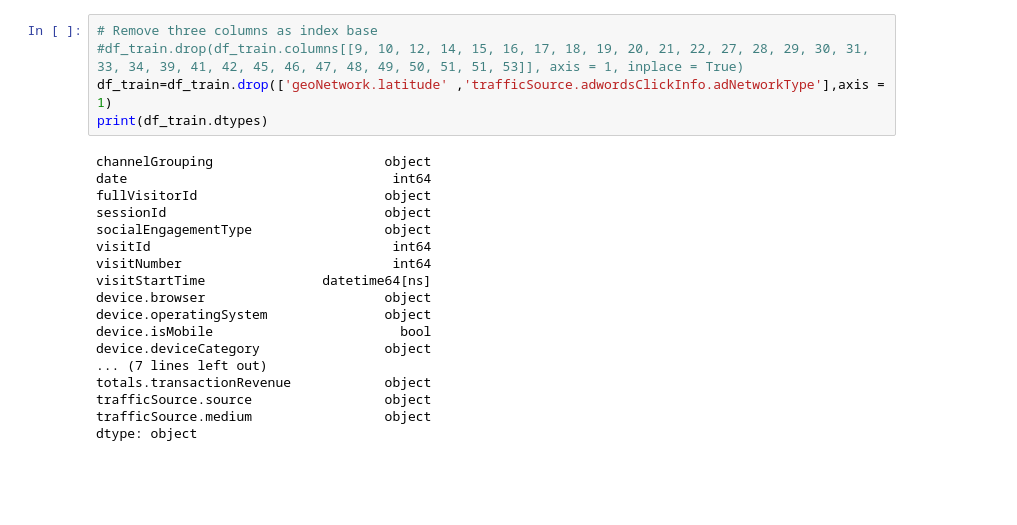
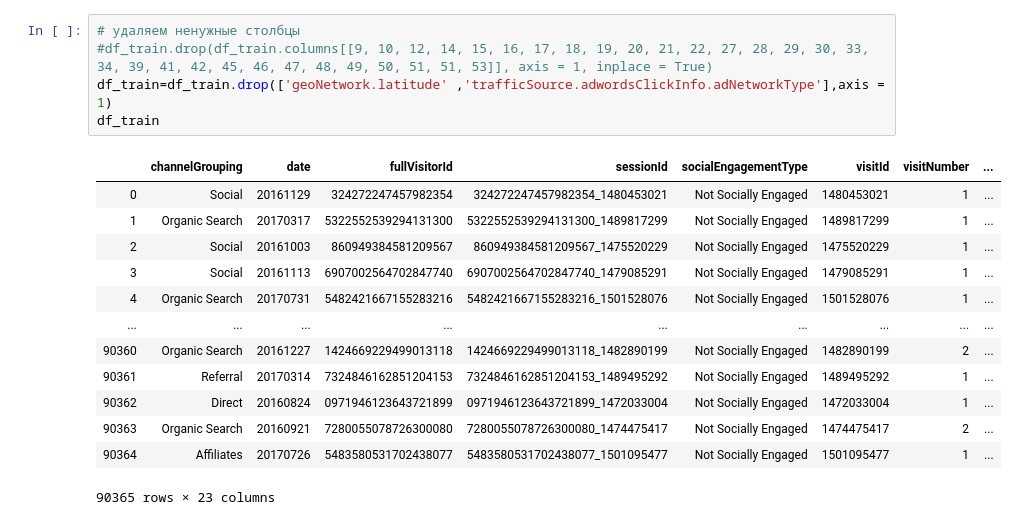
Before and after one commit to angelica-t/HSE-Machine-Learning, a Jupyter notebook: laba 3/laba 3 with 10% of data.ipynb, the cells around one changed output. Saved outputs shown, nothing was run; the diff lists cells and outputs as text; blank space fills up the shorter version.

```diff
--- a/laba 3/laba 3 with 10% of data.ipynb
+++ b/laba 3/laba 3 with 10% of data.ipynb
@@ -37,23 +54,19 @@ Loaded 10%_data.csv. Shape: (90365, 54)
 # %%
-# Remove three columns as index base
-#df_train.drop(df_train.columns[[9, 10, 12, 14, 15, 16, 17, 18, 19, 20, 21, 22, 27, 28, 29, 30, 31, 33, 34, 39, 41, 42, 45, 46, 47, 48, 49, 50, 51, 51, 53]], axis = 1, inplace = True)
+# удаляем ненужные столбцы
+#df_train.drop(df_train.columns[[9, 10, 12, 14, 15, 16, 17, 18, 19, 20, 21, 22, 27, 28, 29, 30, 33, 34, 39, 41, 42, 45, 46, 47, 48, 49, 50, 51, 51, 53]], axis = 1, inplace = True)
 df_train=df_train.drop(['geoNetwork.latitude' ,'trafficSource.adwordsClickInfo.adNetworkType'],axis = 1)
-print(df_train.dtypes)
+df_train
 # %% [output]
+|  | channelGrouping | date | fullVisitorId | sessionId | socialEngagementType | visitId | visitNumber | ... |
+| 0 | Social | 20161129 | 324272247457982354 | 324272247457982354_1480453021 | Not Socially Engaged | 1480453021 | 1 | ... |
+| 1 | Organic Search | 20170317 | 5322552539294131300 | 5322552539294131300_1489817299 | Not Socially Engaged | 1489817299 | 1 | ... |
+| 2 | Social | 20161003 | 860949384581209567 | 860949384581209567_1475520229 | Not Socially Engaged | 1475520229 | 1 | ... |
+| 3 | Social | 20161113 | 6907002564702847740 | 6907002564702847740_1479085291 | Not Socially Engaged | 1479085291 | 1 | ... |
+| 4 | Organic Search | 20170731 | 5482421667155283216 | 5482421667155283216_1501528076 | Not Socially Engaged | 1501528076 | 1 | ... |
+| ... | ... | ... | ... | ... | ... | ... | ... | ... |
+| 90360 | Organic Search | 20161227 | 1424669229499013118 | 1424669229499013118_1482890199 | Not Socially Engaged | 1482890199 | 2 | ... |
+| 90361 | Referral | 20170314 | 7324846162851204153 | 7324846162851204153_1489495292 | Not Socially Engaged | 1489495292 | 1 | ... |
+| 90362 | Direct | 20160824 | 0971946123643721899 | 0971946123643721899_1472033004 | Not Socially Engaged | 1472033004 | 1 | ... |
+| 90363 | Organic Search | 20160921 | 7280055078726300080 | 7280055078726300080_1474475417 | Not Socially Engaged | 1474475417 | 2 | ... |
+| 90364 | Affiliates | 20170726 | 5483580531702438077 | 5483580531702438077_1501095477 | Not Socially Engaged | 1501095477 | 1 | ... |
-channelGrouping                      object
-date                                  int64
-fullVisitorId                        object
-sessionId                            object
-socialEngagementType                 object
-visitId                               int64
-visitNumber                           int64
-visitStartTime               datetime64[ns]
-device.browser                       object
-device.operatingSystem               object
-device.isMobile                        bool
-device.deviceCategory                object
-... (7 lines left out)
-totals.transactionRevenue            object
-trafficSource.source                 object
-trafficSource.medium                 object
-dtype: object
+90365 rows × 23 columns
```
Also changed, not shown: parts of 12 cells of this notebook.
